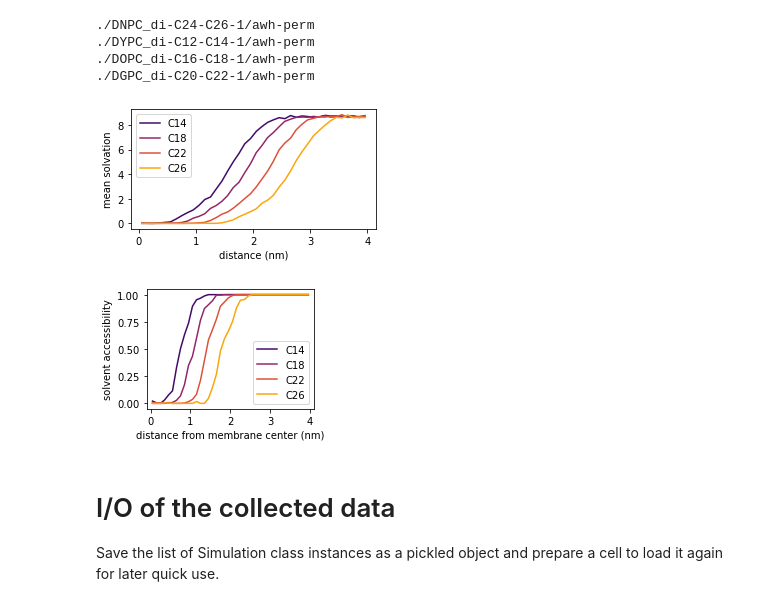
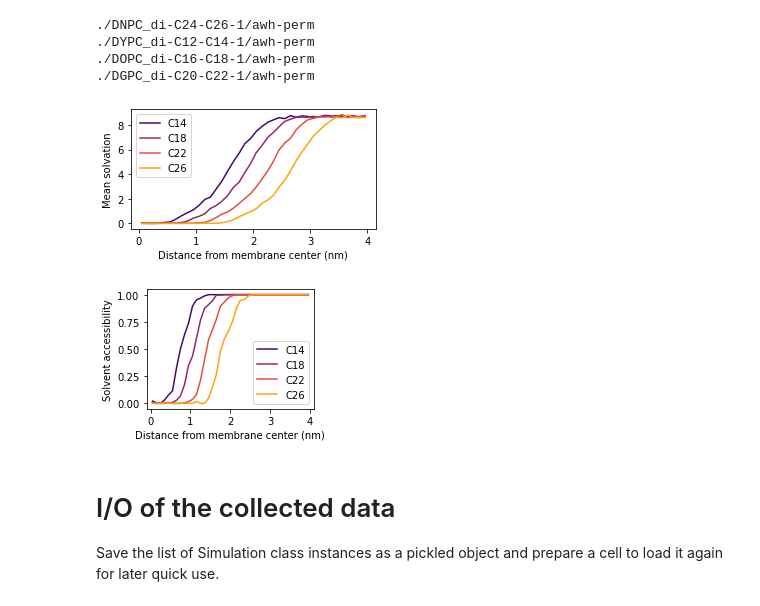
Before and after one commit to jmelcr/permeability, a Jupyter notebook: martini3/cholesterol00p_PC_variousTails_sims/membrane_thickness_unsaturated_tails/plot_mean_solvation_of_x_all_sims.ipynb, the cells around one changed output. Drawn from its saved outputs; the diff is of its cells as text; code cells hidden in the pictures.

```diff
--- a/martini3/cholesterol00p_PC_variousTails_sims/membrane_thickness_unsaturated_tails/plot_mean_solvation_of_x_all_sims.ipynb
+++ b/martini3/cholesterol00p_PC_variousTails_sims/membrane_thickness_unsaturated_tails/plot_mean_solvation_of_x_all_sims.ipynb
@@ -187,24 +187,24 @@ for s in sims:
 # %%
 # make a plot of the solvatation profile for each simulation
 for sim in sims:
     if True:  #any(x in sim.dirname for x in selected_particles):
         try:
             fig = sim.plot_mean_solv_profile(plt_label=sim.label)
         except:
             pass
 
 fig.figure.set_size_inches([4.4,2.2])
 
-fig.set_xlabel("distance (nm)")
-fig.set_ylabel("mean solvation")
+fig.set_xlabel("Distance from membrane center (nm)")
+fig.set_ylabel("Mean solvation")
 
-fig.figure.savefig("mean_solvation_profiles.png", dpi=150, bbox_inches='tight')
+fig.figure.savefig("mean_solvation_profiles.png", dpi=300, bbox_inches='tight')
 
 #fig.set_xlim([0.5,2.2])
 #fig.set_ylim([-0.1, 8.0])
 #fig.figure.savefig("mean_solvation_profiles_zoomin.png", dpi=150, bbox_inches='tight')
 # %% [output]
-[figure, old version]
+[figure, new version]
 # %%
 # make a plot of the solvatation profile for each simulation
 for sim in sims:
@@ -215,13 +215,13 @@ for sim in sims:
             pass
 
 fig.figure.set_size_inches([3.0,2.2])
-fig.set_xlabel("distance from membrane center (nm)")
-fig.set_ylabel("solvent accessibility")
+fig.set_xlabel("Distance from membrane center (nm)")
+fig.set_ylabel("Solvent accessibility")
 
 fig.set_xlim([-0.1, 4.1])
-fig.figure.savefig("solvent_accessibility_profiles.png", dpi=150, bbox_inches='tight')
+fig.figure.savefig("solvent_accessibility_profiles.png", dpi=300, bbox_inches='tight')
 # %% [output]
-[figure, old version]
+[figure, new version]
 # %% [markdown]
 # I/O of the collected data
 
```
Also changed, not shown: 38 other files.
